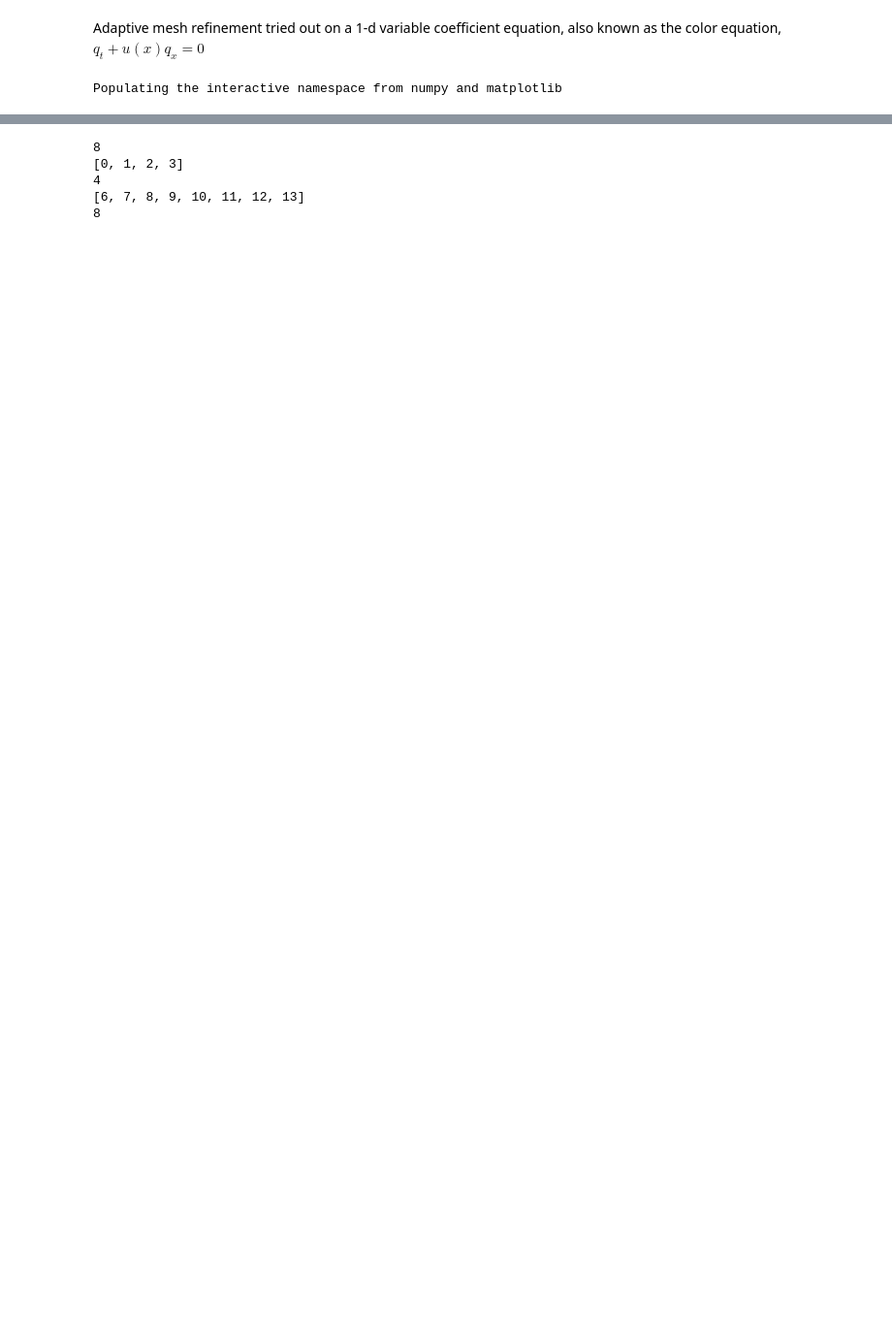
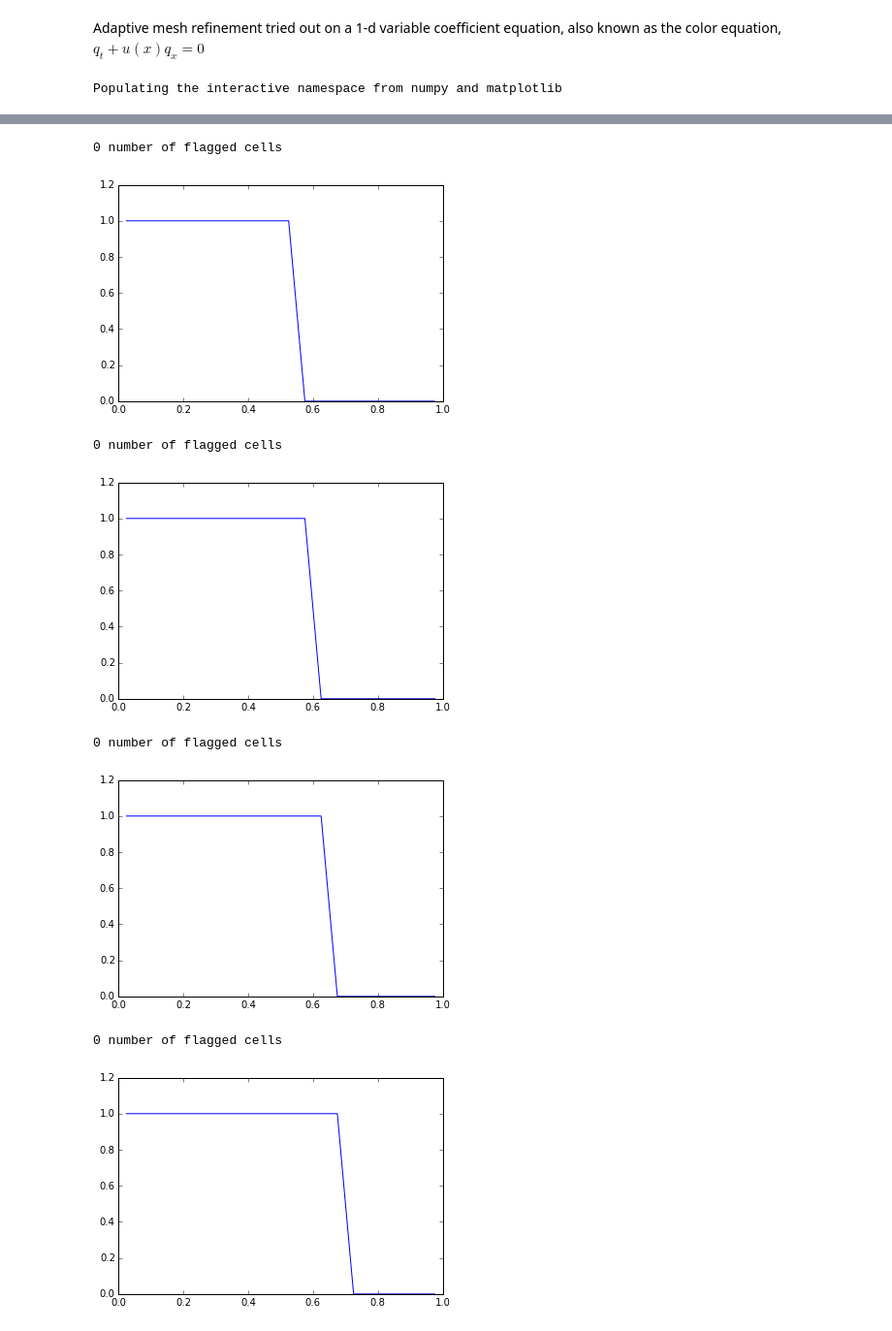
Before and after one commit to amath574w2015/am574-group03, a Jupyter notebook: amr_color_eqn.ipynb, the cells around one changed output, grey strips where cells are left out. Shown at 97% size. Cells and saved outputs as stored; diff of their text form; code cells hidden in the pictures; blank space fills up the shorter version.

```diff
--- a/amr_color_eqn.ipynb
+++ b/amr_color_eqn.ipynb
@@ -10,5 +10,6 @@ Populating the interactive namespace from numpy and matplotlib
 mx = 20
 dx = 1./mx
 x = linspace(dx/2, 1.-dx/2, mx)  # computational grid
+xc = x
 # %%
 tfinal = 1
@@ -24,23 +32,28 @@ u = where(abs(x) < 0.5,  exp(x), 3.)
 # Similarly, q0 is a vector with the initial condition evaluated at cell mid-points x[i]
 # THE SOLUTION INCLUDES TWO GHOST CELLS ON EACH SIDE
 
-def color_single(u,q0,dt,dx):
+def color_onestep(u,q0,dt,dx):
 
     mx = len(q0)
     qn = hstack([0,0, q0, 0,0])   # add two ghost cells on each end
-    # qn[2] through qn[mx+1]
-    mx4 = mx + 4 # length of qn
+                                  # qn[2] through qn[mx+1]
+    #print dx
+    #print dt
+    cfl = u*dt/dx
+    #print 'cfl', cfl
 
-    qn[0] = qn[mx]
-    qn[1] = qn[mx+1]
-    qn[mx+2] = qn[2]
-    qn[mx+3] = qn[3]
+
+    qn[0] = qn[2]
+    qn[1] = qn[2]
+    qn[mx+2] = qn[mx+1]
+    qn[mx+3] = qn[mx+1]
 
     qnp = zeros(qn.shape)   # initialize array
     flux = zeros(qn.shape)
 
     for i in range(2,mx+2):
         flux[i] = 0.5*abs(u[i-2])*(1-(dt/dx)*abs(u[i-2]))*(qn[i]-qn[i-1])
+
 
     for i in range(2,mx+2):
         if u[i-2] > 0:
@@ -132,36 +137,30 @@ print clusters
 # %%
 
 # Generate fine grid
-# count = number of clusters
+# clstr_cnt = number of clusters
 R = 2 # refinement factor
 dx_hat = dx/R
 dt = 1
 dt_hat = dt/R
 
 clsize = 0
-for i in range(0,count):
+for i in range(0,clstr_cnt):
     d = clusters[(2*i)+1] - clusters[2*i] +1
     if d > clsize:
         clsize = d
-print clsize
+#print clsize
 
 
 qn = zeros(mx+4)
 
-qhat = zeros([count,R*clsize])
-for iclstr in range(0,count):
+qhat = zeros([clstr_cnt,R*clsize])
+for iclstr in range(0,clstr_cnt):
     cellnum = clusters[(2*iclstr)+1] - clusters[2*iclstr] +1
     clidx = range(clusters[(2*iclstr)], clusters[(2*iclstr)+1]+1)
-    print clidx
+    #print clidx
 
-    print cellnum
+    #print cellnum
     for j in range(0,cellnum):
         slope = (qn[clidx[j]+2] - qn[clidx[j]+1])/dx
         qhat[iclstr,2*j] = qn[clidx[j]+2] - slope*(dx)/4
         qhat[iclstr,2*j+1] = qn[clidx[j]+2] + slope*(dx)/4
-# %% [output]
-8
-[0, 1, 2, 3]
-4
-[6, 7, 8, 9, 10, 11, 12, 13]
-8
@@ -265,0 +167,4 @@ def amr_color(u,q0,xc,tfinal,nsteps):
+# %%
+def bilin_interp(x_l,x_r,y_b,y_t,ql_b,qr_b,ql_t,qr_t,in_x,in_y):
+    value = (1/((x_r-x_l)*(y_t-y_b)))*(ql_b*(x_r-in_x)*(y_t-in_y) + qr_b*(in_x-x_l)*(y_t-in_y) + ql_t*(x_r-in_x)*(in_y-y_b) + qr_t*(in_x-x_l)*(in_y-y_b))
+    return value
@@ -265,0 +442,14 @@ def amr_color(u,q0,xc,tfinal,nsteps):
+# %%
+#plot(xc,u_fnc(xc))
+qn = amr_color(u_fnc,q0,xc,tfinal,nsteps)
+plot(xc,qn)
+#ylim([0.5,3.5])
+# %% [output]
+0 number of flagged cells
+[figure, added]
+0 number of flagged cells
+[figure, added]
+0 number of flagged cells
+[figure, added]
+0 number of flagged cells
+[figure, added]
```
Also changed, not shown: parts of 8 cells of this notebook.
